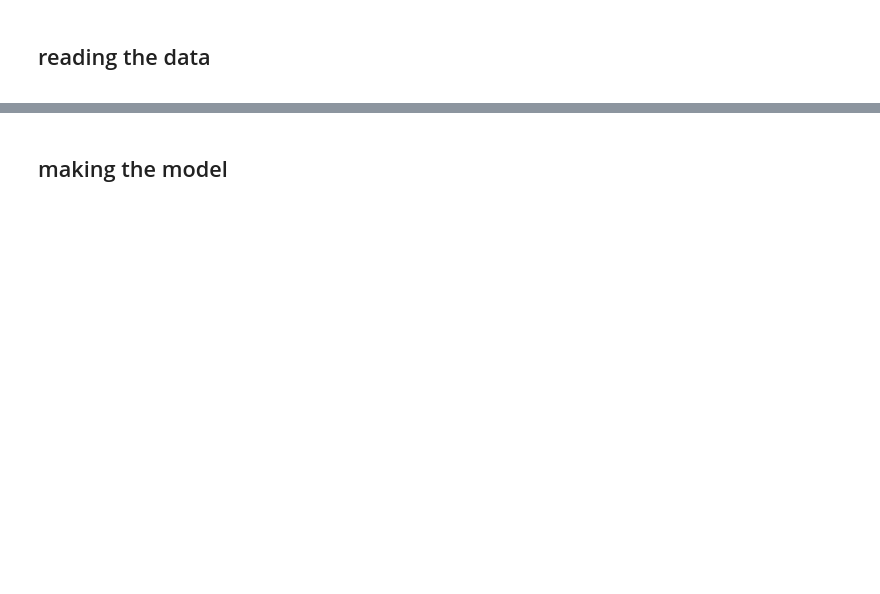
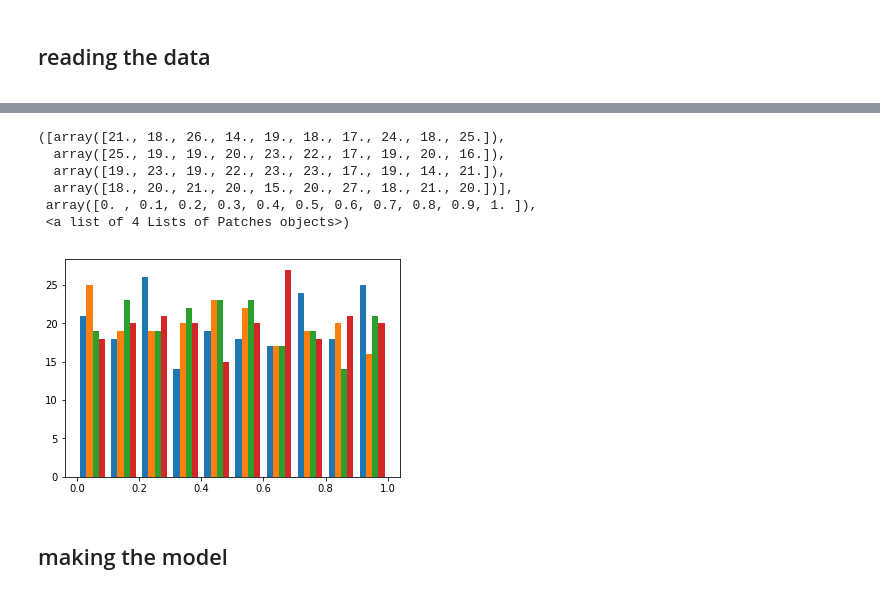
Before and after one commit to JanGieseler/pynvcenter, a Jupyter notebook: notebooks/CNN - reconstruct magnet position from esr spectra.ipynb, the cells around one changed output, grey strips where cells are left out. Saved outputs shown, nothing was run; the diff lists cells and outputs as text; code cells hidden in the pictures; blank space fills up the shorter version.

```diff
--- a/notebooks/CNN - reconstruct magnet position from esr spectra.ipynb
+++ b/notebooks/CNN - reconstruct magnet position from esr spectra.ipynb
@@ -277,4 +312,4 @@ magnet_parameters
 # %%
-hf = h5py.File('../data/' + tag + '_validation.h5', 'r')
+hf = h5py.File(filename.replace('--type--', 'validation')+'.h5', 'r')
 val_set = {k: np.array(hf.get(k)) for k in hf.keys()}
 hf.close()
@@ -291,3 +346,13 @@ x_scaler, y_scaler = train_set['x_scaler'], train_set['y_scaler']
+# %%
+plt.hist(val_set['Y'])
+# %% [output]
+([array([21., 18., 26., 14., 19., 18., 17., 24., 18., 25.]),
+  array([25., 19., 19., 20., 23., 22., 17., 19., 20., 16.]),
+  array([19., 23., 19., 22., 23., 23., 17., 19., 14., 21.]),
+  array([18., 20., 21., 20., 15., 20., 27., 18., 21., 20.])],
+ array([0. , 0.1, 0.2, 0.3, 0.4, 0.5, 0.6, 0.7, 0.8, 0.9, 1. ]),
+ <a list of 4 Lists of Patches objects>)
+[figure, added]
 # %% [markdown]
 ## making the model
 # %%
```
Also changed, not shown: parts of 53 cells of this notebook.
